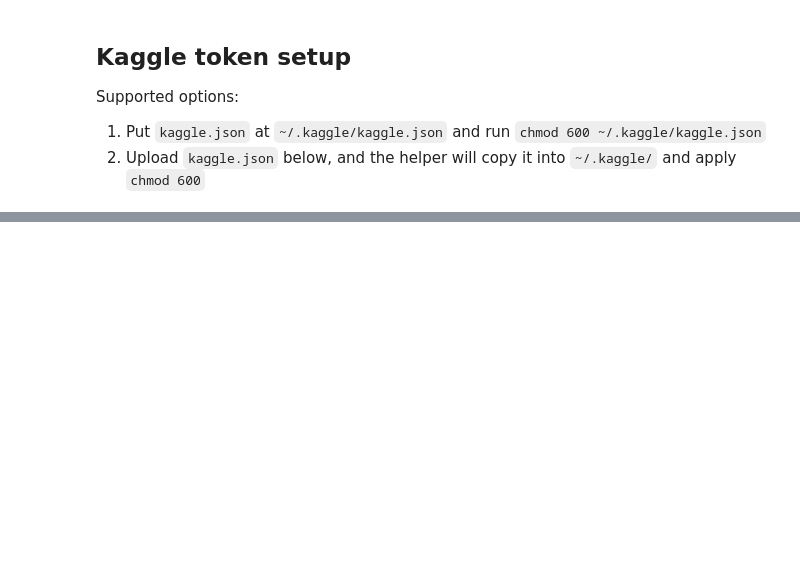
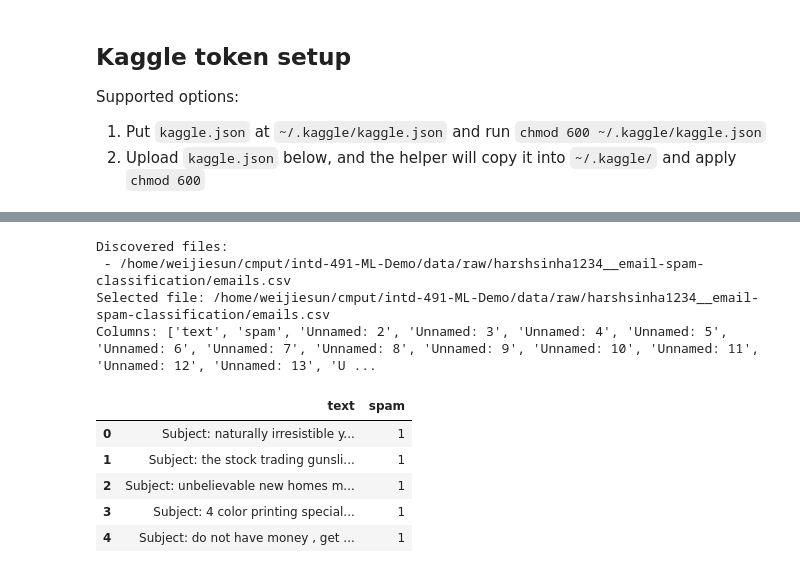
Before and after one commit to jeremykid/intd-491-ML-Demo, a Jupyter notebook: notebooks/local_demo.ipynb, the cells around one changed output, grey strips where cells are left out. Cells and saved outputs as stored; diff of their text form; code cells hidden in the pictures; blank space fills up the shorter version.

Commit message:
Update the local demo

```diff
--- a/notebooks/local_demo.ipynb
+++ b/notebooks/local_demo.ipynb
@@ -103,17 +147,29 @@ tabular_files
 # %%
 import pandas as pd
 from spam_lightning.data.preprocessing import discover_tabular_files, select_input_file
 
 all_tabular_files = discover_tabular_files(RAW_DIR)
 selected_file = select_input_file(RAW_DIR, None)
 if selected_file.suffix.lower() == '.tsv':
     preview_df = pd.read_csv(selected_file, sep='	', nrows=5)
 else:
     preview_df = pd.read_csv(selected_file, nrows=5)
 
 print('Discovered files:')
 for path in all_tabular_files:
     print(f' - {path}')
 print(f'Selected file: {selected_file}')
 print(f'Columns: {preview_df.columns.tolist()}')
+preview_df = preview_df[['text', 'spam']]
 preview_df.head()
+# %% [output]
+Discovered files:
+ - /home/weijiesun/cmput/intd-491-ML-Demo/data/raw/harshsinha1234__email-spam-classification/emails.csv
+Selected file: /home/weijiesun/cmput/intd-491-ML-Demo/data/raw/harshsinha1234__email-spam-classification/emails.csv
+Columns: ['text', 'spam', 'Unnamed: 2', 'Unnamed: 3', 'Unnamed: 4', 'Unnamed: 5', 'Unnamed: 6', 'Unnamed: 7', 'Unnamed: 8', 'Unnamed: 9', 'Unnamed: 10', 'Unnamed: 11', 'Unnamed: 12', 'Unnamed: 13', 'U ...
+|  | text | spam |
+| 0 | Subject: naturally irresistible y... | 1 |
+| 1 | Subject: the stock trading gunsli... | 1 |
+| 2 | Subject: unbelievable new homes m... | 1 |
+| 3 | Subject: 4 color printing special... | 1 |
+| 4 | Subject: do not have money , get ... | 1 |
```
Also changed, not shown: parts of 16 cells of this notebook.
